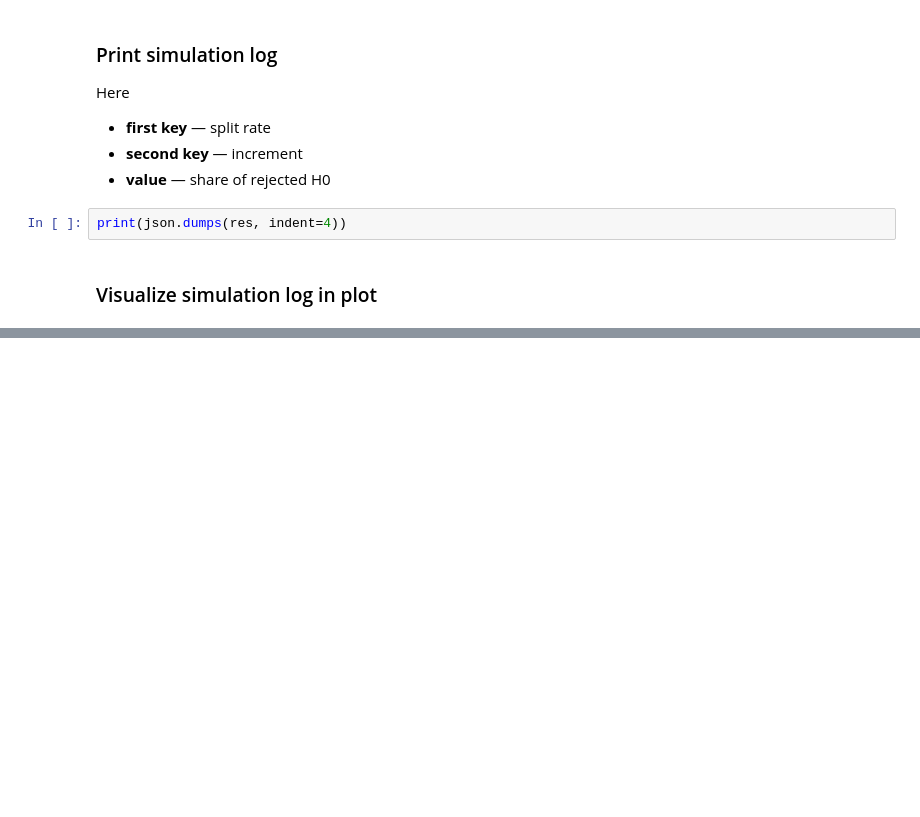
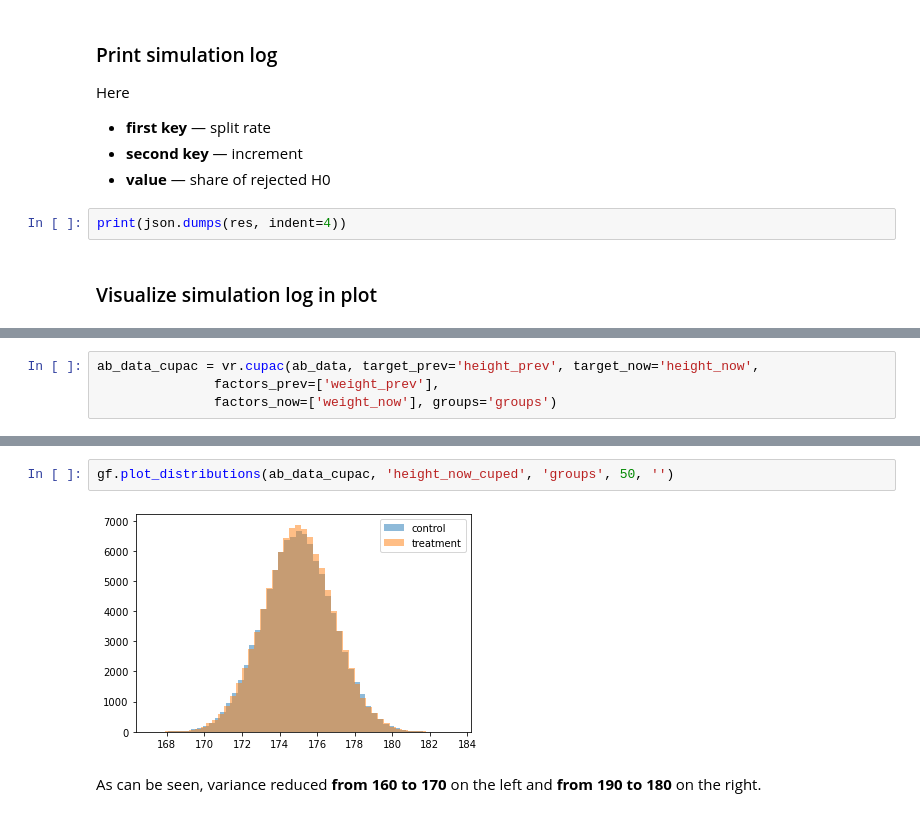
Before and after one commit to educauchy/auto-ab, a Jupyter notebook: notebooks/user_guide.ipynb, the cells around one changed output, grey strips where cells are left out. Drawn from its saved outputs; the diff is of its cells as text; blank space fills up the shorter version.

```diff
--- a/notebooks/user_guide.ipynb
+++ b/notebooks/user_guide.ipynb
@@ -109,0 +173,4 @@ gf.plot_simulation_log(config['result']['csv_path'])
+# %%
+ab_data_cupac = vr.cupac(ab_data, target_prev='height_prev', target_now='height_now',
+               factors_prev=['weight_prev'],
+               factors_now=['weight_now'], groups='groups')
@@ -109,0 +211,6 @@ gf.plot_simulation_log(config['result']['csv_path'])
+# %%
+gf.plot_distributions(ab_data_cupac, 'height_now_cuped', 'groups', 50, '')
+# %% [output]
+[figure, added]
+# %% [markdown]
+As can be seen, variance reduced **from 160 to 170** on the left and **from 190 to 180** on the right.
```
Also changed, not shown: parts of 13 cells of this notebook, 1 other file.
